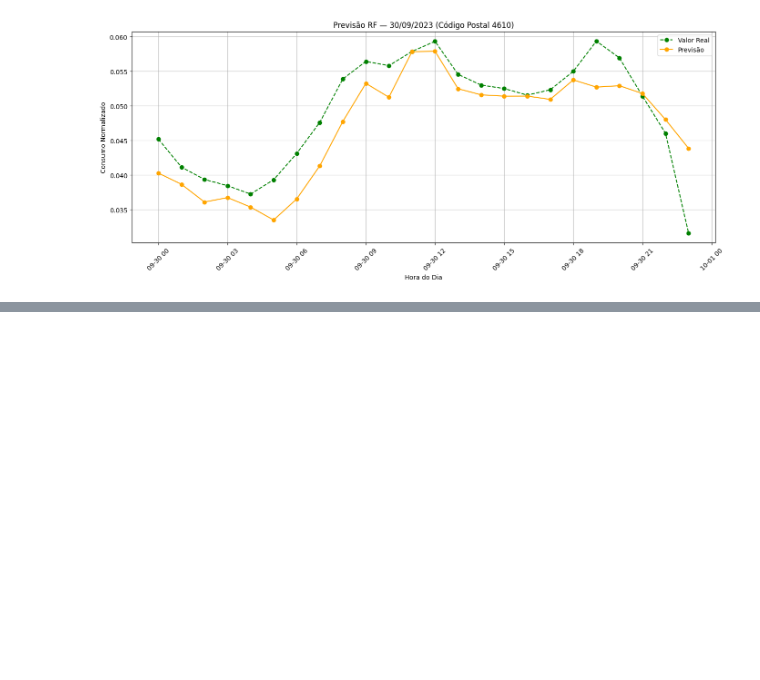
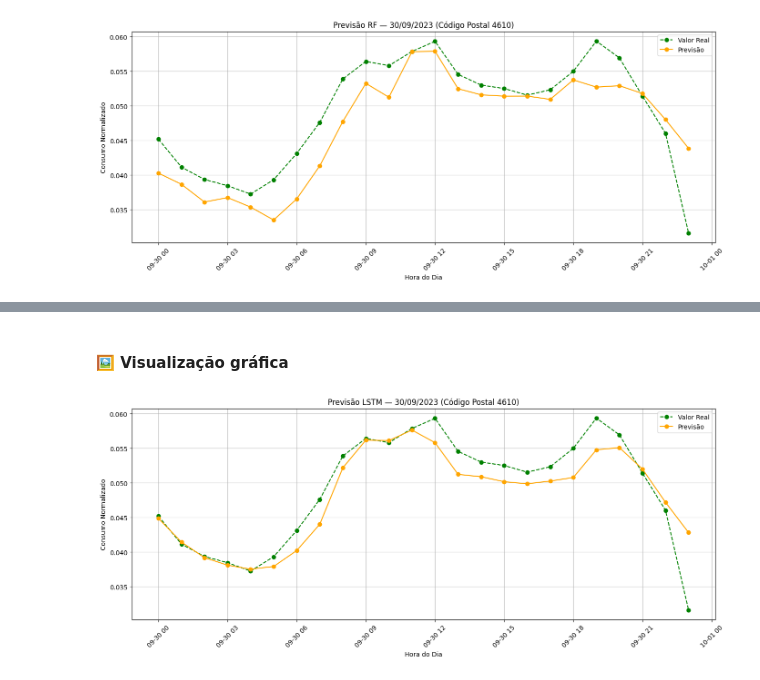
Before and after one commit to heyliceeee/previsao-do-consumo-energetico-com-ml, a Jupyter notebook: 5.modelos-ml-e-dl.ipynb, the cells around one changed output, grey strips where cells are left out. Saved outputs shown, nothing was run; the diff lists cells and outputs as text; code cells hidden in the pictures; blank space fills up the shorter version.

Commit message:
✨feat: LSTM

```diff
--- a/5.modelos-ml-e-dl.ipynb
+++ b/5.modelos-ml-e-dl.ipynb
@@ -253,0 +284,3 @@ plt.show()
+# %%
+# Divide os dados em treino e teste, reservando as últimas 24h como hold-out.
+train_data, test_data = ts_df.train_test_split(prediction_length=24)
@@ -253,0 +289,3 @@ plt.show()
+# %%
+# (Opcional) Carrega um modelo previamente treinado.
+predictor_lstm = TimeSeriesPredictor.load("./predicts/LSTM/modelo/")
@@ -253,0 +378,23 @@ plt.show()
+# %%
+# Se quiser um array simples:
+y_true = y_true.reset_index(drop=True)
+y_pred = y_pred.reset_index(drop=True)
+
+n = len(y_true)
+assert n == len(y_pred), "y_true e y_pred devem ter mesmo tamanho"
+
+# Erros
+abs_errs    = np.abs(y_true - y_pred)
+sq_errs     = (y_true - y_pred) ** 2
+pct_errs    = np.abs((y_true - y_pred) / y_true) * 100  # em %
+
+# Métricas
+MAE  = abs_errs.mean()
+MSE  = sq_errs.mean()
+RMSE = np.sqrt(MSE)
+MAPE = pct_errs.mean()
+
+print(f'MAE: {MAE:.5f}')
+print(f'MSE: {MSE:.5f}')
+print(f'RMSE: {RMSE:.5f}')
+print(f'MAPE: {MAPE:.5f}%')
@@ -253,0 +415,20 @@ plt.show()
+# %% [markdown]
+#### 🖼️ Visualização gráfica
+# %%
+# Extrair os timestamps do índice
+timestamps = preds.index.get_level_values("timestamp")
+
+plt.figure(figsize=(14, 6))
+plt.plot(timestamps, y_true, label="Valor Real", marker='o', linestyle='--', color='green')
+plt.plot(timestamps, y_pred, label="Previsão", marker='o', color='orange')
+plt.xlabel("Hora do Dia")
+plt.ylabel("Consumo Normalizado")
+plt.xticks(rotation=45)
+plt.grid(True)
+plt.title("Previsão LSTM — 30/09/2023 (Código Postal 4610)")
+plt.legend()
+plt.tight_layout()
+plt.savefig("predicts/LSTM/grafico.png", dpi=300, bbox_inches='tight')
+plt.show()
+# %% [output]
+[figure, added]
```
Also changed, not shown: parts of 12 cells of this notebook, 14 other files.
